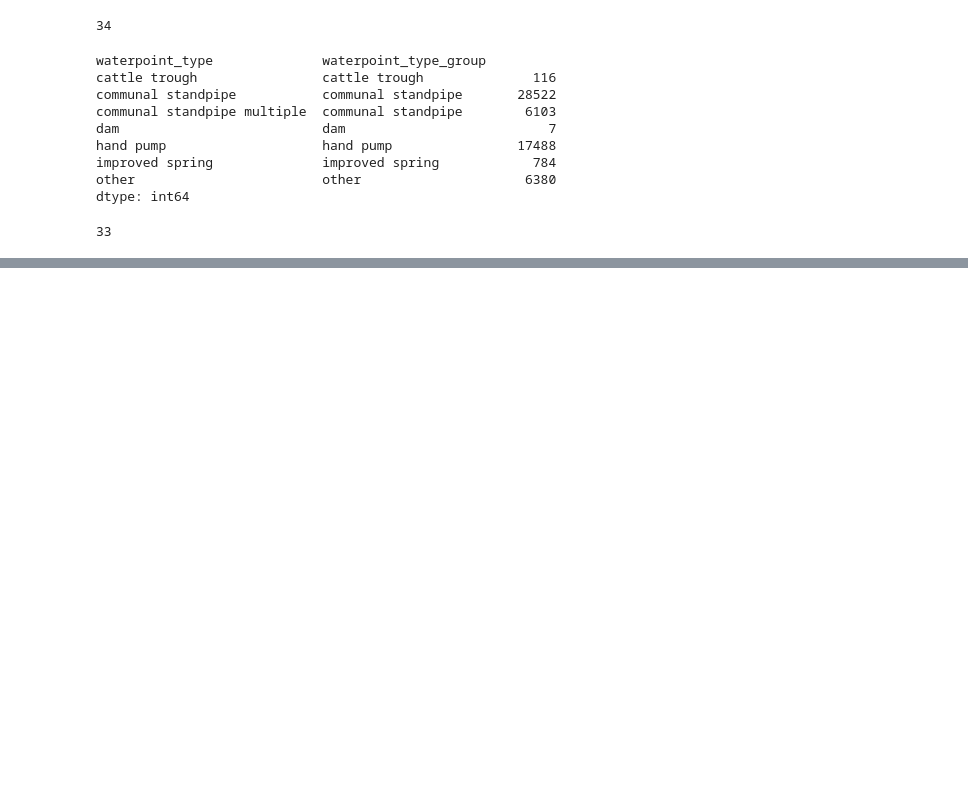
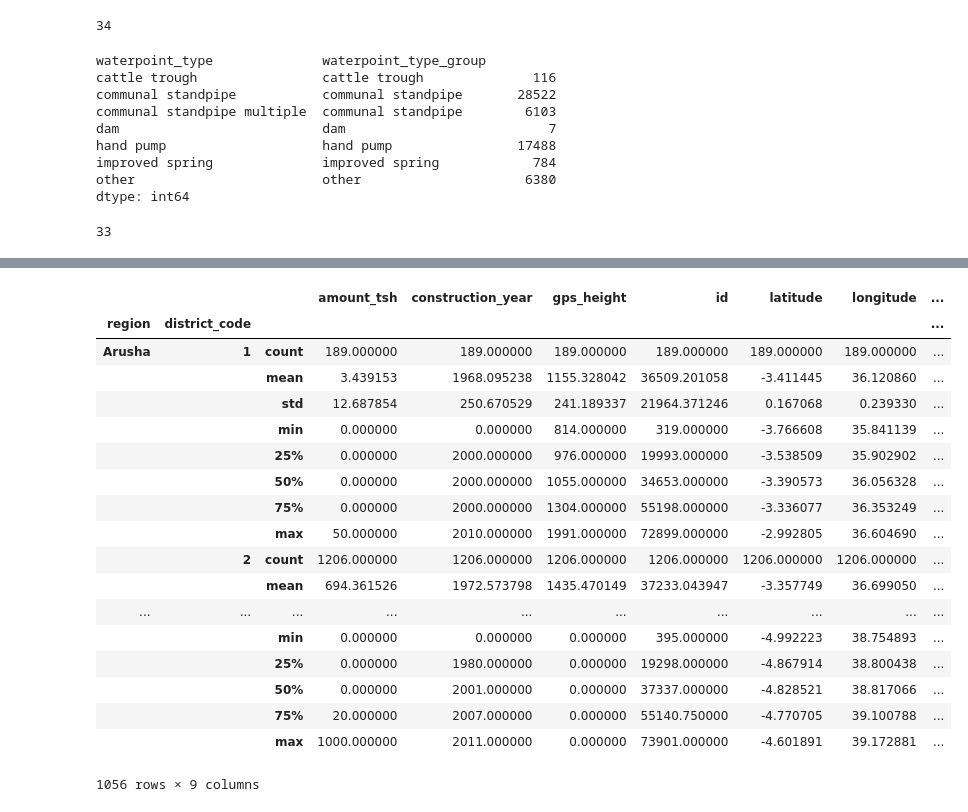
Before and after one commit to jdills26/Tanzania-water-table, a Jupyter notebook: clean-up.ipynb, the cells around one changed output, grey strips where cells are left out. Drawn from its saved outputs; the diff is of its cells as text; code cells hidden in the pictures; blank space fills up the shorter version.

```diff
--- a/clean-up.ipynb
+++ b/clean-up.ipynb
@@ -292,0 +337,24 @@ len(list(combined))
+# %%
+d = combined
+d.groupby(['region', 'district_code']).describe()
+#df['preTestScore'].groupby(df['company']).describe()
+# %% [output]
+|  |  |  | amount_tsh | construction_year | gps_height | id | latitude | longitude | ... |
+| region | district_code |  |  |  |  |  |  |  | ... |
+| Arusha | 1 | count | 189.000000 | 189.000000 | 189.000000 | 189.000000 | 189.000000 | 189.000000 | ... |
+|  |  | mean | 3.439153 | 1968.095238 | 1155.328042 | 36509.201058 | -3.411445 | 36.120860 | ... |
+|  |  | std | 12.687854 | 250.670529 | 241.189337 | 21964.371246 | 0.167068 | 0.239330 | ... |
+|  |  | min | 0.000000 | 0.000000 | 814.000000 | 319.000000 | -3.766608 | 35.841139 | ... |
+|  |  | 25% | 0.000000 | 2000.000000 | 976.000000 | 19993.000000 | -3.538509 | 35.902902 | ... |
+|  |  | 50% | 0.000000 | 2000.000000 | 1055.000000 | 34653.000000 | -3.390573 | 36.056328 | ... |
+|  |  | 75% | 0.000000 | 2000.000000 | 1304.000000 | 55198.000000 | -3.336077 | 36.353249 | ... |
+|  |  | max | 50.000000 | 2010.000000 | 1991.000000 | 72899.000000 | -2.992805 | 36.604690 | ... |
+|  | 2 | count | 1206.000000 | 1206.000000 | 1206.000000 | 1206.000000 | 1206.000000 | 1206.000000 | ... |
+|  |  | mean | 694.361526 | 1972.573798 | 1435.470149 | 37233.043947 | -3.357749 | 36.699050 | ... |
+| ... | ... | ... | ... | ... | ... | ... | ... | ... | ... |
+|  |  | min | 0.000000 | 0.000000 | 0.000000 | 395.000000 | -4.992223 | 38.754893 | ... |
+|  |  | 25% | 0.000000 | 1980.000000 | 0.000000 | 19298.000000 | -4.867914 | 38.800438 | ... |
+|  |  | 50% | 0.000000 | 2001.000000 | 0.000000 | 37337.000000 | -4.828521 | 38.817066 | ... |
+|  |  | 75% | 20.000000 | 2007.000000 | 0.000000 | 55140.750000 | -4.770705 | 39.100788 | ... |
+|  |  | max | 1000.000000 | 2011.000000 | 0.000000 | 73901.000000 | -4.601891 | 39.172881 | ... |
+1056 rows × 9 columns
```
Also changed, not shown: parts of 8 cells of this notebook.
